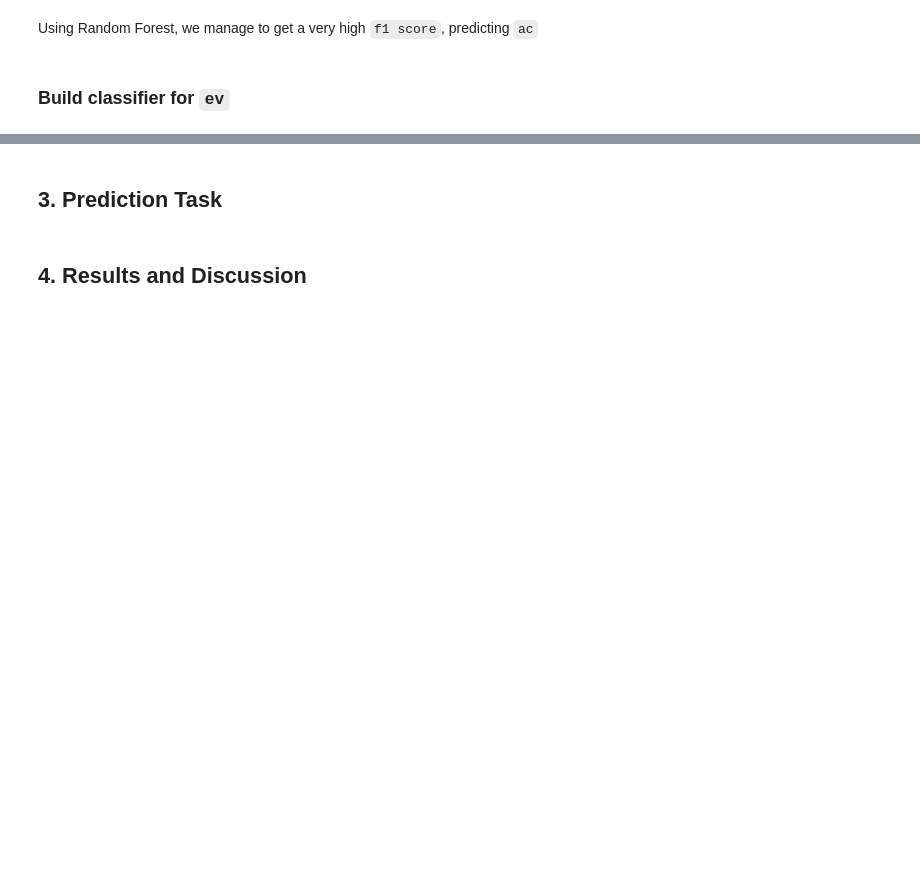
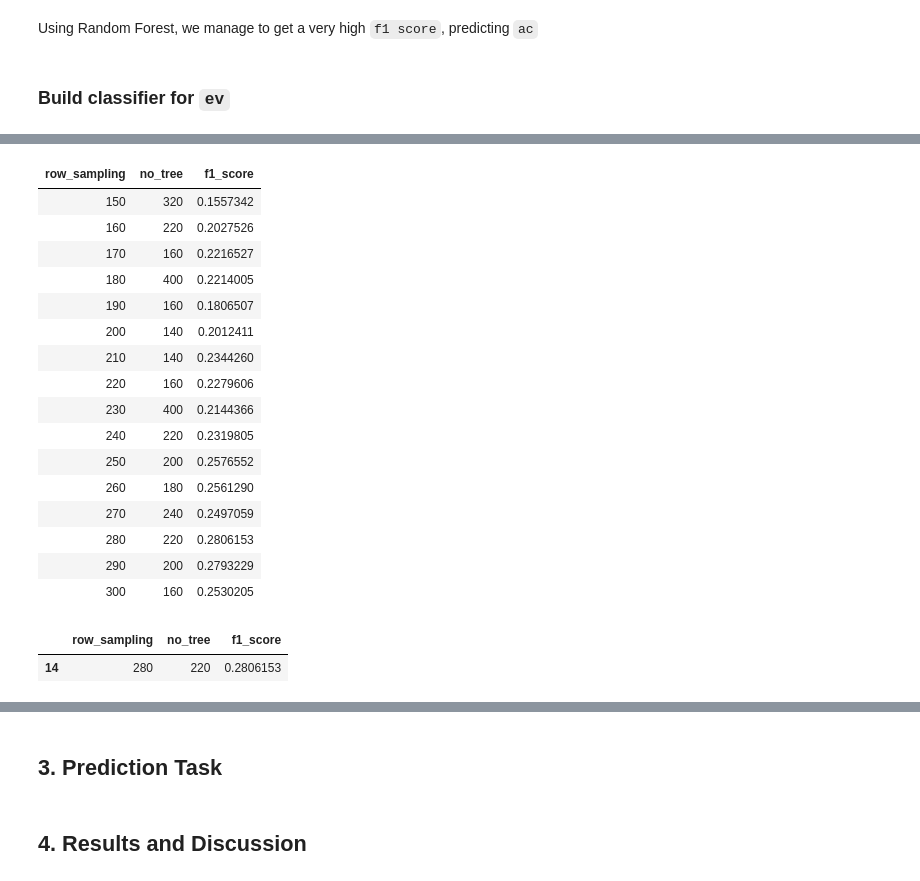
Before and after one commit to DanielTranDS/Appliance-EDA-Classification, a Jupyter notebook: AppliancesClassification_Codes.ipynb, the cells around one changed output, grey strips where cells are left out. Saved outputs shown, nothing was run; the diff lists cells and outputs as text; code cells hidden in the pictures; blank space fills up the shorter version.

```diff
--- a/AppliancesClassification_Codes.ipynb
+++ b/AppliancesClassification_Codes.ipynb
@@ -670,0 +801,27 @@ Using Random Forest, we manage to get a very high `f1 score`, predicting `ac`
+# %%
+bestrow
+# %% [output]
+| row_sampling | no_tree | f1_score |
+| 150 | 320 | 0.1557342 |
+| 160 | 220 | 0.2027526 |
+| 170 | 160 | 0.2216527 |
+| 180 | 400 | 0.2214005 |
+| 190 | 160 | 0.1806507 |
+| 200 | 140 | 0.2012411 |
+| 210 | 140 | 0.2344260 |
+| 220 | 160 | 0.2279606 |
+| 230 | 400 | 0.2144366 |
+| 240 | 220 | 0.2319805 |
+| 250 | 200 | 0.2576552 |
+| 260 | 180 | 0.2561290 |
+| 270 | 240 | 0.2497059 |
+| 280 | 220 | 0.2806153 |
+| 290 | 200 | 0.2793229 |
+| 300 | 160 | 0.2530205 |
+# %%
+#Get the best combination of row_sampling and no_tree that results in the highest f1 score
+ev.bestrow<-bestrow[bestrow$f1_score==max(bestrow$f1_score),]
+ev.bestrow
+# %% [output]
+|  | row_sampling | no_tree | f1_score |
+| 14 | 280 | 220 | 0.2806153 |
```
Also changed, not shown: parts of 9 cells of this notebook.
